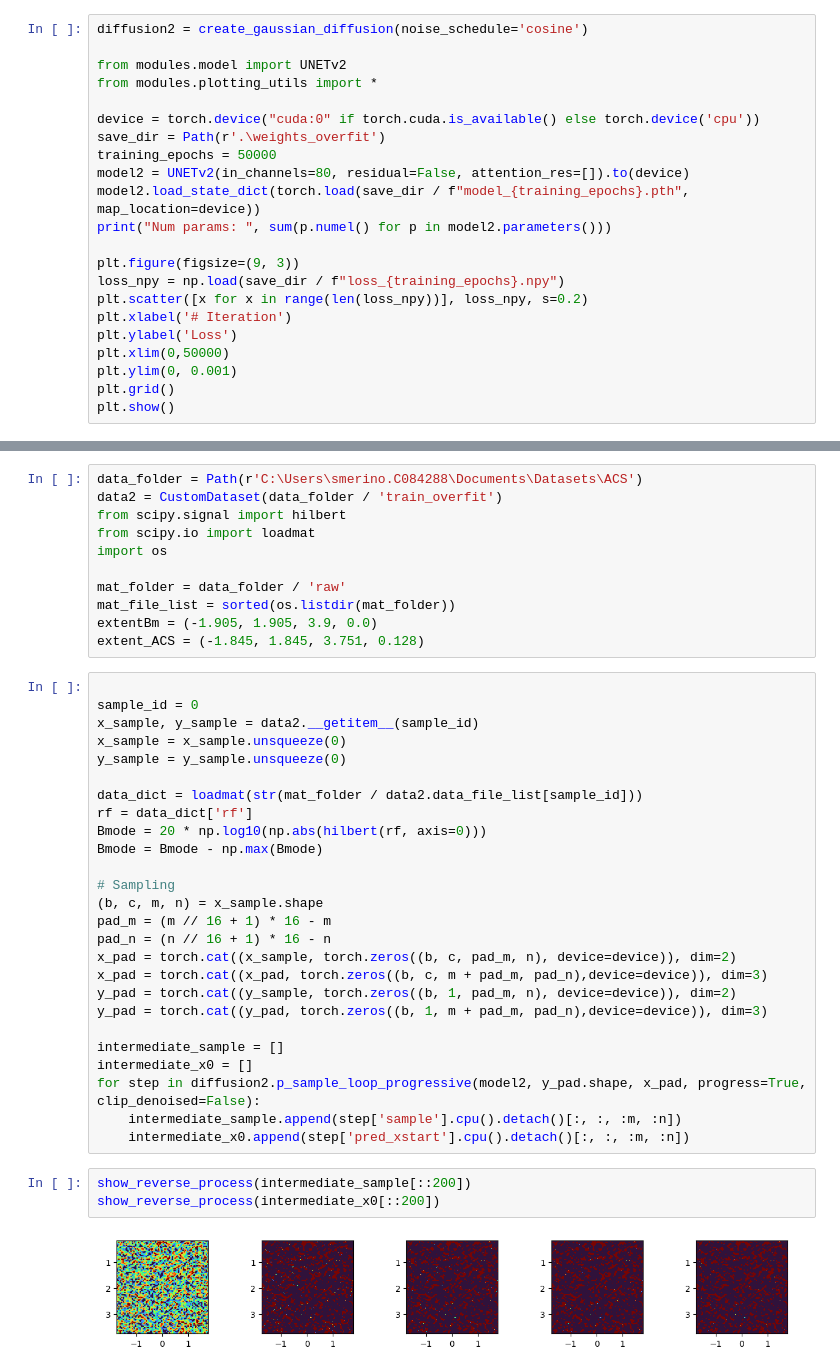
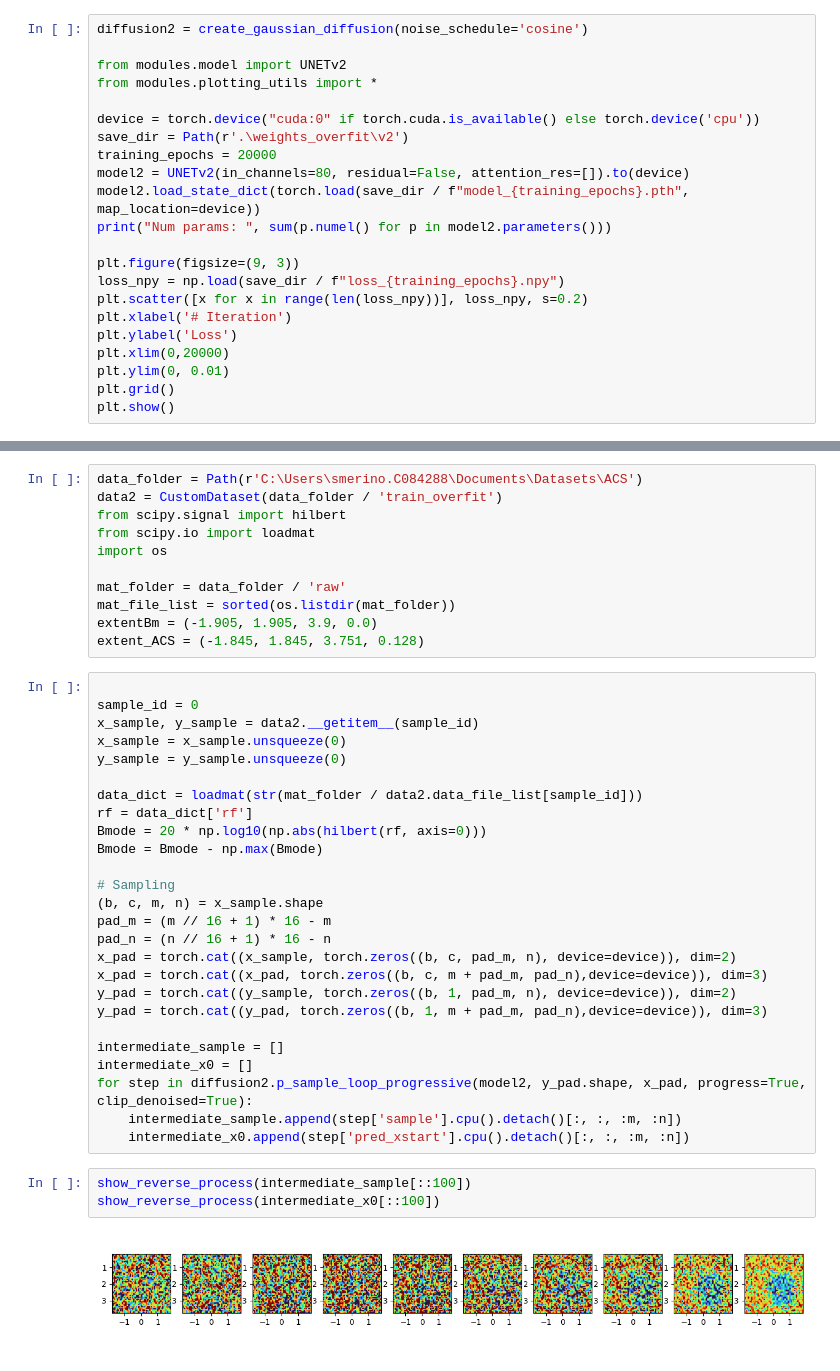
Before and after one commit to SebastianMerino/DL-Attenuation, a Jupyter notebook: sampling_overfit.ipynb, the cells around one changed output, grey strips where cells are left out. Saved outputs shown, nothing was run; the diff lists cells and outputs as text.

```diff
--- a/sampling_overfit.ipynb
+++ b/sampling_overfit.ipynb
@@ -55,8 +55,8 @@ from modules.model import UNETv2
 from modules.plotting_utils import *
 
 device = torch.device("cuda:0" if torch.cuda.is_available() else torch.device('cpu'))
-save_dir = Path(r'.\weights_overfit')
-training_epochs = 50000
+save_dir = Path(r'.\weights_overfit\v2')
+training_epochs = 20000
 model2 = UNETv2(in_channels=80, residual=False, attention_res=[]).to(device)
 model2.load_state_dict(torch.load(save_dir / f"model_{training_epochs}.pth", map_location=device))
 print("Num params: ", sum(p.numel() for p in model2.parameters()))
@@ -66,8 +66,8 @@ loss_npy = np.load(save_dir / f"loss_{training_epochs}.npy")
 plt.scatter([x for x in range(len(loss_npy))], loss_npy, s=0.2)
 plt.xlabel('# Iteration')
 plt.ylabel('Loss')
-plt.xlim(0,50000)
-plt.ylim(0, 0.001)
+plt.xlim(0,20000)
+plt.ylim(0, 0.01)
 plt.grid()
 plt.show()
 # %% [output]
@@ -107,11 +107,11 @@ y_pad = torch.cat((y_pad, torch.zeros((b, 1, m + pad_m, pad_n),device=device)),
 
 intermediate_sample = []
 intermediate_x0 = []
-for step in diffusion2.p_sample_loop_progressive(model2, y_pad.shape, x_pad, progress=True, clip_denoised=False):
+for step in diffusion2.p_sample_loop_progressive(model2, y_pad.shape, x_pad, progress=True, clip_denoised=True):
     intermediate_sample.append(step['sample'].cpu().detach()[:, :, :m, :n])
     intermediate_x0.append(step['pred_xstart'].cpu().detach()[:, :, :m, :n])
 # %%
-show_reverse_process(intermediate_sample[::200])
-show_reverse_process(intermediate_x0[::200])
+show_reverse_process(intermediate_sample[::100])
+show_reverse_process(intermediate_x0[::100])
 # %% [output]
-[figure, old version]
+[figure, new version]
```
Also changed, not shown: parts of 4 cells of this notebook, 2 other files.
